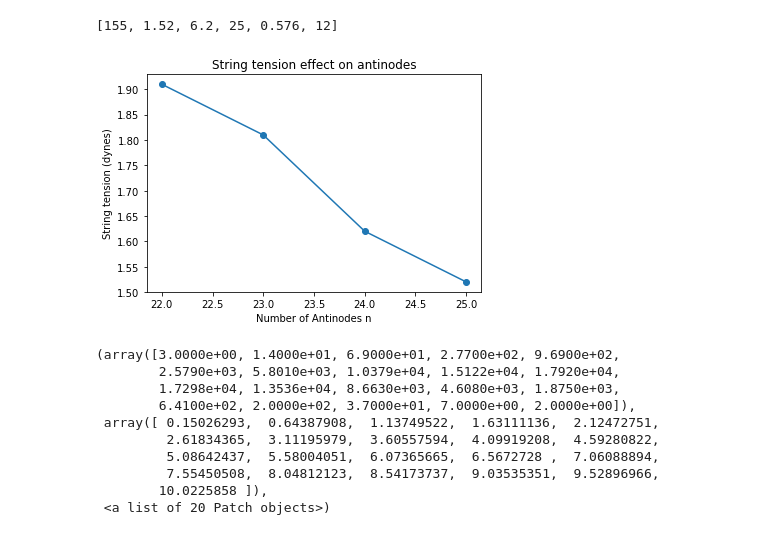
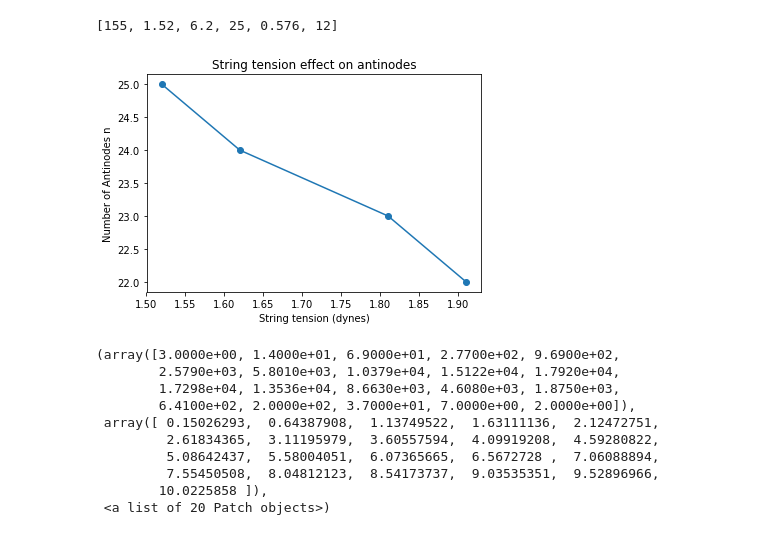
Before and after one commit to gorbulus/DS_Playbook, a Jupyter notebook: Matplotlib.ipynb, the cells around one changed output. Drawn from its saved outputs; the diff is of its cells as text; code cells hidden in the pictures.

Commit message:
Plot updates 9.11.2020

```diff
--- a/Matplotlib.ipynb
+++ b/Matplotlib.ipynb
@@ -208,13 +210,13 @@ print(myStandingWave)
 # %%
 tension = [1.52, 1.62, 1.81, 1.91]
 antinodes = [25, 24, 23, 22]
-plt.plot(antinodes, tension, marker="o", linestyle="solid")
+plt.plot(tension, antinodes, marker="o", linestyle="solid")
 plt.title("String tension effect on antinodes")
-plt.xlabel("Number of Antinodes n")
-plt.ylabel("String tension (dynes)")
+plt.ylabel("Number of Antinodes n")
+plt.xlabel("String tension (dynes)")
 plt.show()
 # %% [output]
-[figure, old version]
+[figure, new version]
 # %%
 import matplotlib.pyplot as plt
 import numpy as np
```
Also changed, not shown: parts of 1 cell of this notebook.
